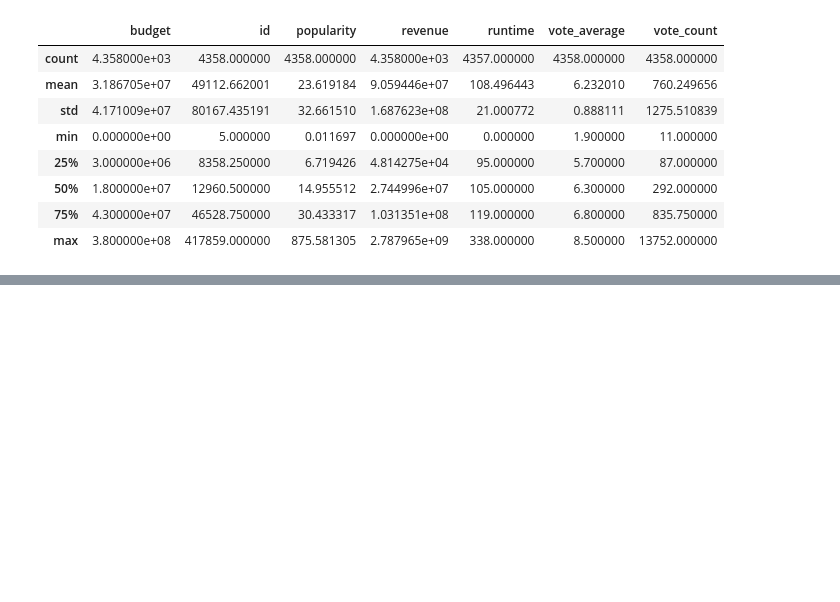
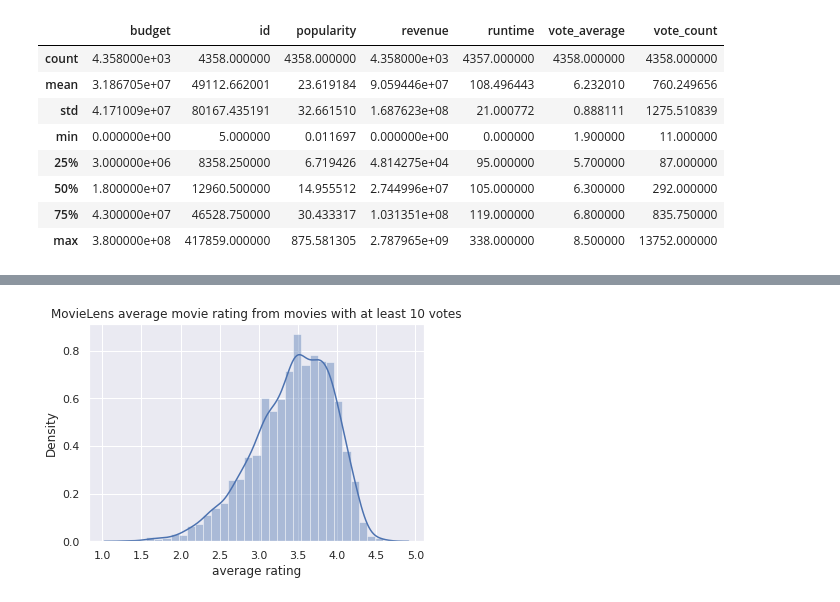
Before and after one commit to luamzi/Alura-Movie-Data-Analysis, a Jupyter notebook: Data_Science_Tests_Introduction.ipynb, the cells around one changed output, grey strips where cells are left out. Saved outputs shown, nothing was run; the diff lists cells and outputs as text; code cells hidden in the pictures; blank space fills up the shorter version.

```diff
--- a/Data_Science_Tests_Introduction.ipynb
+++ b/Data_Science_Tests_Introduction.ipynb
@@ -102,0 +152,4 @@ ax.set_xlabel("vote average");
+# %%
+ratings_count_by_movie = ratings.groupby('movieId').agg({'userId': 'count'}).sort_values(by='userId', ascending=False)
+ratings_count_by_movie = ratings_count_by_movie.rename(columns={'userId': 'ratings_count'})
+ratings_count_by_movie.head()
@@ -102,0 +166,8 @@ ax.set_xlabel("vote average");
+# %%
+# ids from movies with at least 10 votes
+ratings_count_by_movie_more_than_10 = ratings_count_by_movie.query("ratings_count >= 10")
+movie_ids_from_at_least_10_votes = ratings_count_by_movie_more_than_10.index.values
+# %%
+# average rating from movies with at least 10 votes
+avg_rating_by_movie_at_least_10 = avg_rating_by_movie.loc[movie_ids_from_at_least_10_votes]
+avg_rating_by_movie_at_least_10.head()
@@ -102,0 +182,6 @@ ax.set_xlabel("vote average");
+# %%
+ax = sns.distplot(avg_rating_by_movie_at_least_10["avg_rating"])
+ax.set(xlabel = "average rating", ylabel = "Density")
+ax.set_title("MovieLens average movie rating from movies with at least 10 votes");
+# %% [output]
+[figure, added]
```
Also changed, not shown: parts of 19 cells of this notebook.
